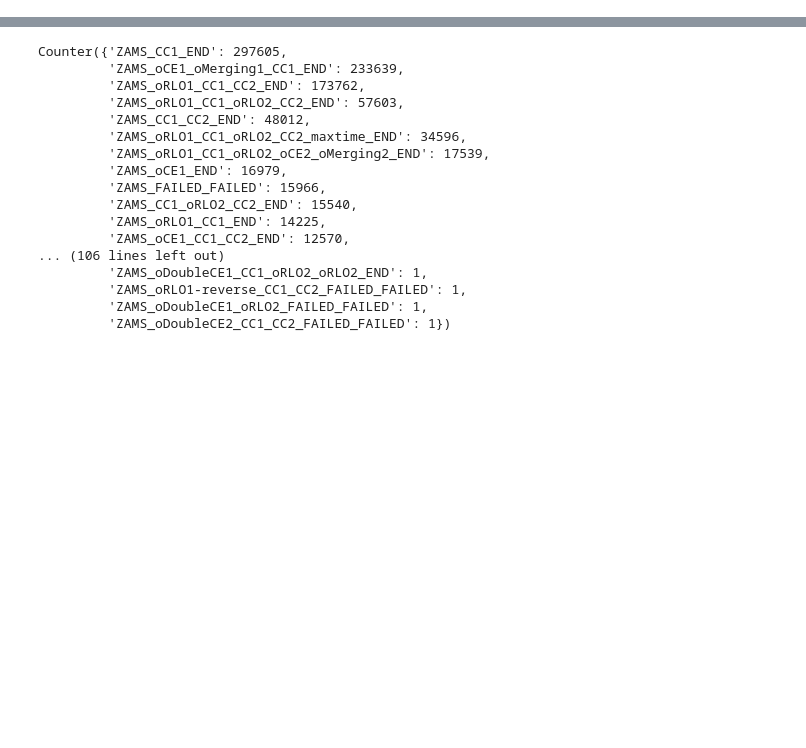
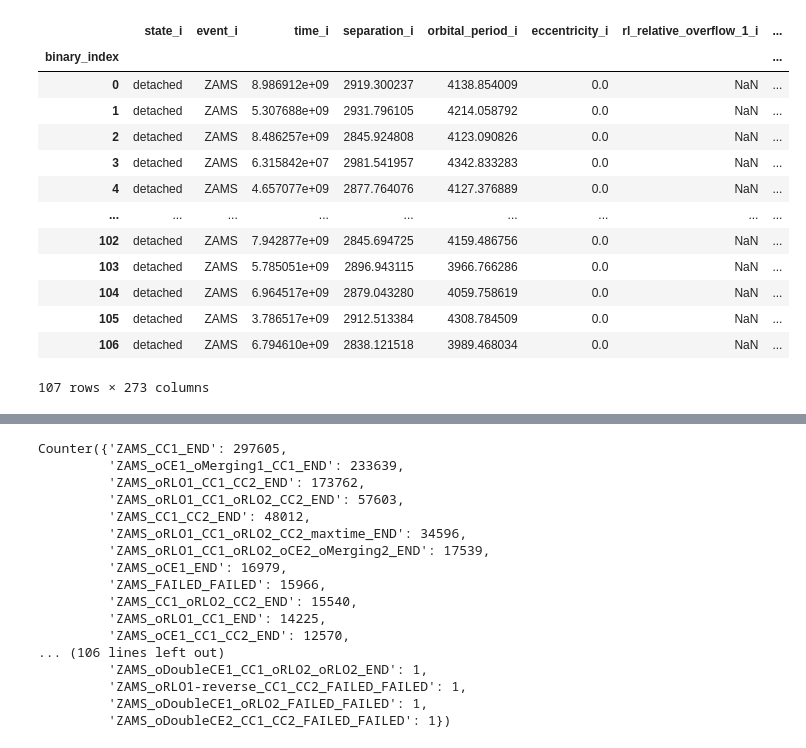
Before and after one commit to PiersonLip/solarBHs, a Jupyter notebook: FilteringScripts/testing.ipynb, the cells around one changed output, grey strips where cells are left out. Drawn from its saved outputs; the diff is of its cells as text; code cells hidden in the pictures; blank space fills up the shorter version.

```diff
--- a/FilteringScripts/testing.ipynb
+++ b/FilteringScripts/testing.ipynb
@@ -72,0 +127,17 @@ pop = Population('/home/bku2126/b1095/bku2126/stellarBHs/Data/oneMillMerged.h5')
+# %%
+bhSolPop.oneline.select()
+# %% [output]
+|  | state_i | event_i | time_i | separation_i | orbital_period_i | eccentricity_i | rl_relative_overflow_1_i | ... |
+| binary_index |  |  |  |  |  |  |  | ... |
+| 0 | detached | ZAMS | 8.986912e+09 | 2919.300237 | 4138.854009 | 0.0 | NaN | ... |
+| 1 | detached | ZAMS | 5.307688e+09 | 2931.796105 | 4214.058792 | 0.0 | NaN | ... |
+| 2 | detached | ZAMS | 8.486257e+09 | 2845.924808 | 4123.090826 | 0.0 | NaN | ... |
+| 3 | detached | ZAMS | 6.315842e+07 | 2981.541957 | 4342.833283 | 0.0 | NaN | ... |
+| 4 | detached | ZAMS | 4.657077e+09 | 2877.764076 | 4127.376889 | 0.0 | NaN | ... |
+| ... | ... | ... | ... | ... | ... | ... | ... | ... |
+| 102 | detached | ZAMS | 7.942877e+09 | 2845.694725 | 4159.486756 | 0.0 | NaN | ... |
+| 103 | detached | ZAMS | 5.785051e+09 | 2896.943115 | 3966.766286 | 0.0 | NaN | ... |
+| 104 | detached | ZAMS | 6.964517e+09 | 2879.043280 | 4059.758619 | 0.0 | NaN | ... |
+| 105 | detached | ZAMS | 3.786517e+09 | 2912.513384 | 4308.784509 | 0.0 | NaN | ... |
+| 106 | detached | ZAMS | 6.794610e+09 | 2838.121518 | 3989.468034 | 0.0 | NaN | ... |
+107 rows × 273 columns
```
Also changed, not shown: parts of 14 cells of this notebook, 11 other files.
